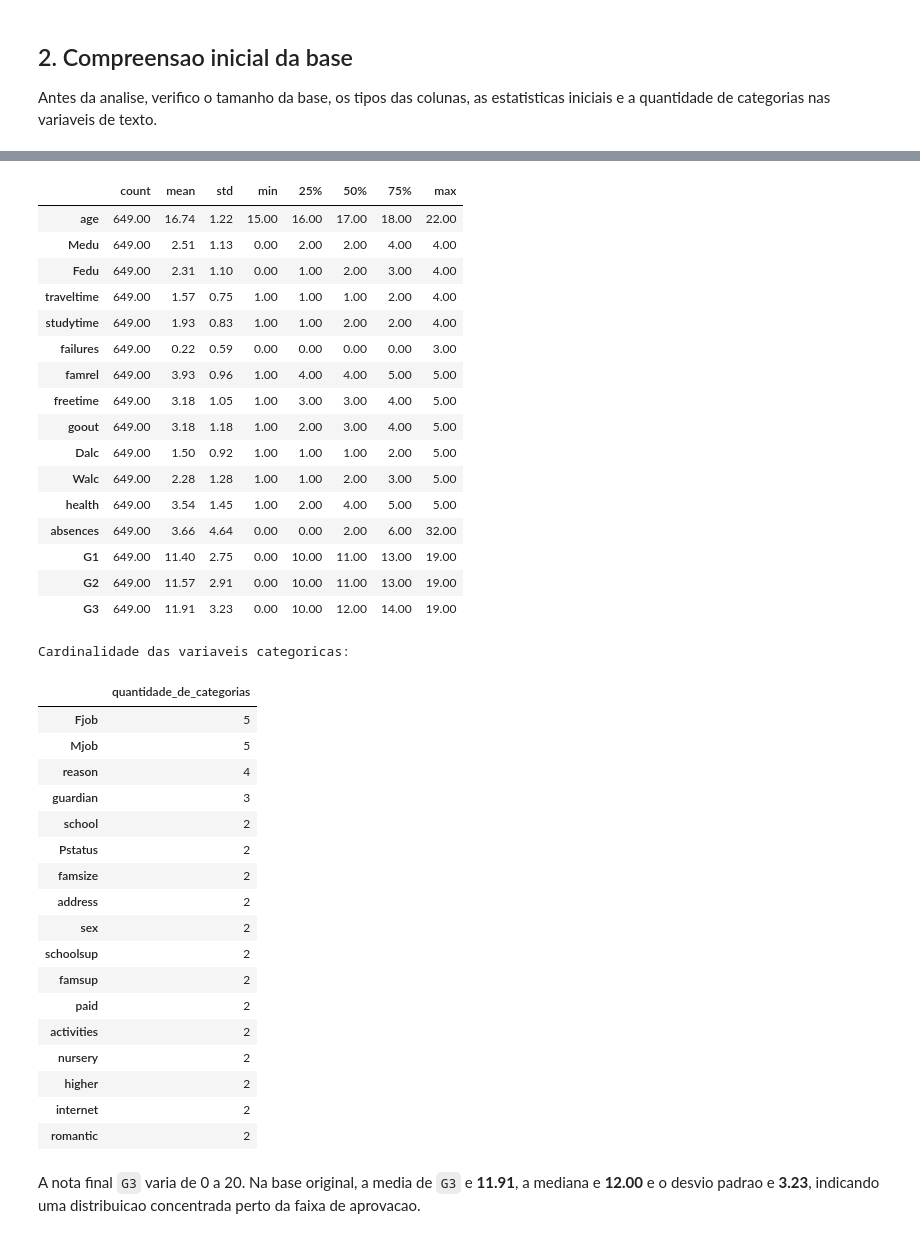
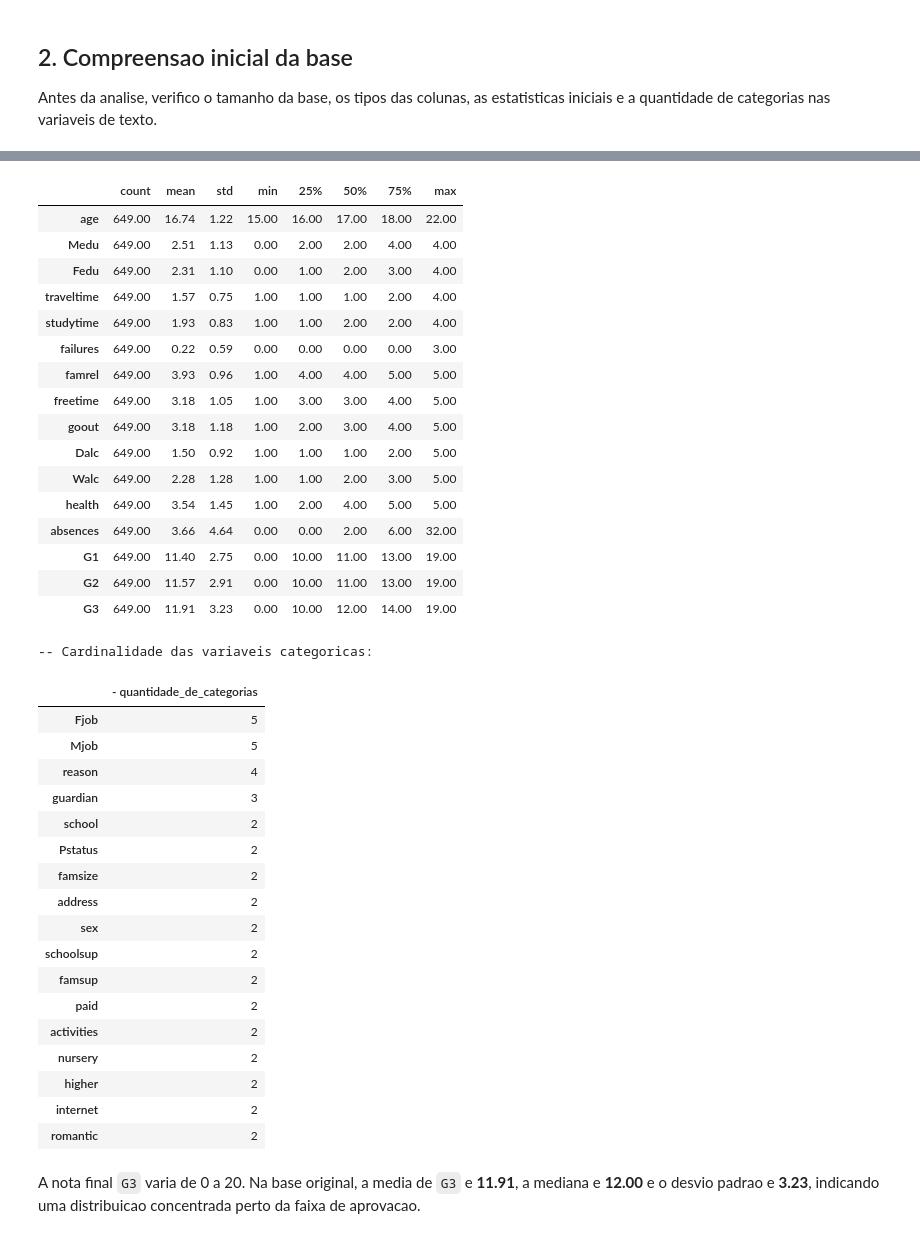
Before and after one commit to oPauLoHiga/Projeto_Final_Novas_Tecnologias, a Jupyter notebook: projeto_final.ipynb, the cells around one changed output, grey strips where cells are left out. Cells and saved outputs as stored; diff of their text form; code cells hidden in the pictures.

```diff
--- a/projeto_final.ipynb
+++ b/projeto_final.ipynb
@@ -65,17 +60,17 @@ Antes da analise, verifico o tamanho da base, os tipos das colunas, as estatisti
 # %%
 print('Dimensoes:', df_raw.shape)
 print()
-print('Informacoes gerais:')
+print('-  Informacoes gerais:')
 df_raw.info()
 
 print()
-print('Estatisticas das variaveis numericas:')
+print('-  Estatisticas das variaveis numericas:')
 display(df_raw.describe().T)
 
 print()
-print('Cardinalidade das variaveis categoricas:')
+print('-- Cardinalidade das variaveis categoricas:')
 cardinalidade = df_raw.select_dtypes(include=['object', 'string']).nunique().sort_values(ascending=False)
-display(cardinalidade.to_frame('quantidade_de_categorias'))
+display(cardinalidade.to_frame('-  quantidade_de_categorias'))
 # %% [output]
 Dimensoes: (649, 33)
 
@@ -97,22 +92,22 @@ Estatisticas das variaveis numericas:
 |  | count | mean | std | min | 25% | 50% | 75% | max |
 | age | 649.00 | 16.74 | 1.22 | 15.00 | 16.00 | 17.00 | 18.00 | 22.00 |
 | Medu | 649.00 | 2.51 | 1.13 | 0.00 | 2.00 | 2.00 | 4.00 | 4.00 |
 | Fedu | 649.00 | 2.31 | 1.10 | 0.00 | 1.00 | 2.00 | 3.00 | 4.00 |
 | traveltime | 649.00 | 1.57 | 0.75 | 1.00 | 1.00 | 1.00 | 2.00 | 4.00 |
 | studytime | 649.00 | 1.93 | 0.83 | 1.00 | 1.00 | 2.00 | 2.00 | 4.00 |
 | failures | 649.00 | 0.22 | 0.59 | 0.00 | 0.00 | 0.00 | 0.00 | 3.00 |
 | famrel | 649.00 | 3.93 | 0.96 | 1.00 | 4.00 | 4.00 | 5.00 | 5.00 |
 | freetime | 649.00 | 3.18 | 1.05 | 1.00 | 3.00 | 3.00 | 4.00 | 5.00 |
 | goout | 649.00 | 3.18 | 1.18 | 1.00 | 2.00 | 3.00 | 4.00 | 5.00 |
 | Dalc | 649.00 | 1.50 | 0.92 | 1.00 | 1.00 | 1.00 | 2.00 | 5.00 |
 | Walc | 649.00 | 2.28 | 1.28 | 1.00 | 1.00 | 2.00 | 3.00 | 5.00 |
 | health | 649.00 | 3.54 | 1.45 | 1.00 | 2.00 | 4.00 | 5.00 | 5.00 |
 | absences | 649.00 | 3.66 | 4.64 | 0.00 | 0.00 | 2.00 | 6.00 | 32.00 |
 | G1 | 649.00 | 11.40 | 2.75 | 0.00 | 10.00 | 11.00 | 13.00 | 19.00 |
 | G2 | 649.00 | 11.57 | 2.91 | 0.00 | 10.00 | 11.00 | 13.00 | 19.00 |
 | G3 | 649.00 | 11.91 | 3.23 | 0.00 | 10.00 | 12.00 | 14.00 | 19.00 |
-Cardinalidade das variaveis categoricas:
+-- Cardinalidade das variaveis categoricas:
-|  | quantidade_de_categorias |
+|  | - quantidade_de_categorias |
 | Fjob | 5 |
 | Mjob | 5 |
 | reason | 4 |
```
Also changed, not shown: parts of 4 cells of this notebook.
